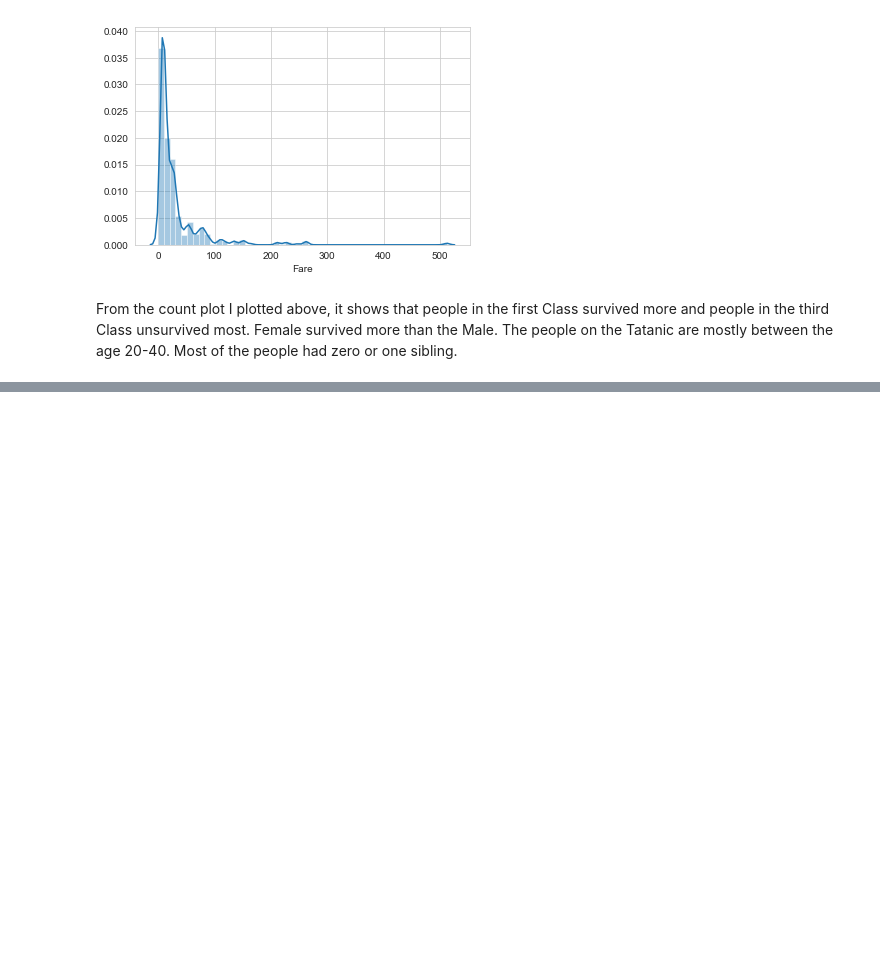
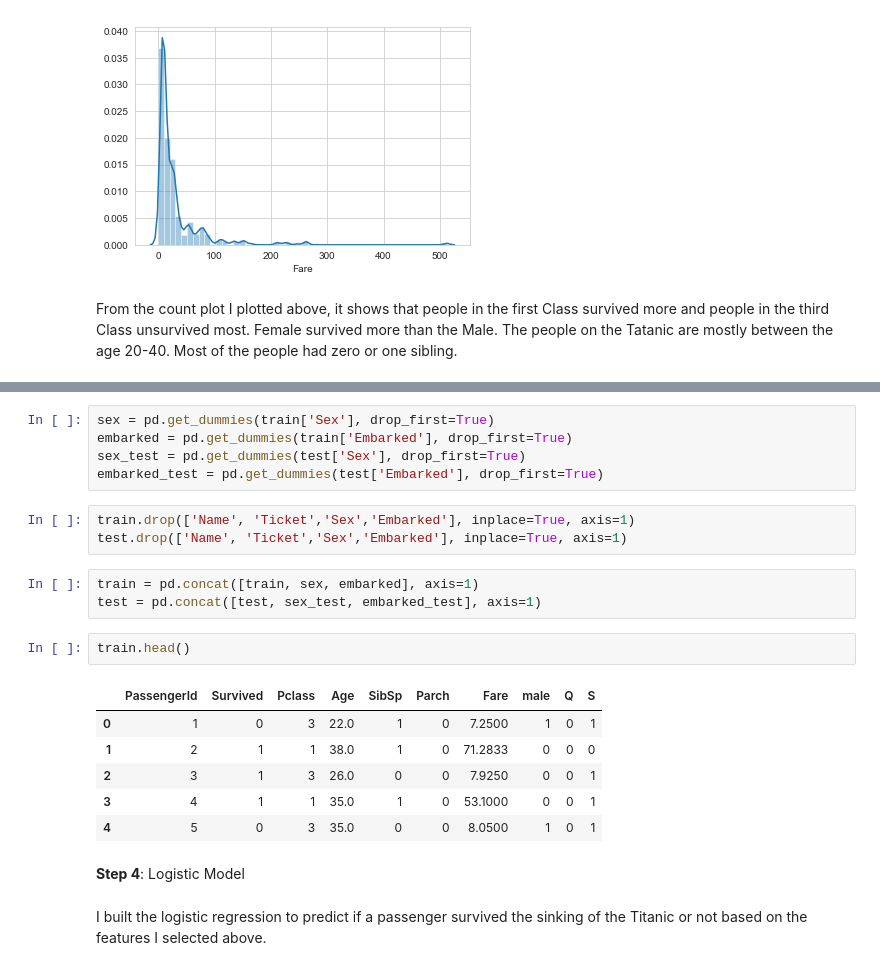
Before and after one commit to JingyiZ9/Kaggle-Competition, a Jupyter notebook: Titanic/Titanic Data Anlysis.ipynb, the cells around one changed output, grey strips where cells are left out. Saved outputs shown, nothing was run; the diff lists cells and outputs as text; blank space fills up the shorter version.

```diff
--- a/Titanic/Titanic Data Anlysis.ipynb
+++ b/Titanic/Titanic Data Anlysis.ipynb
@@ -84,0 +128,24 @@ I planed to replace the missing age with the average age of each Pclass. Below i
+# %%
+sex = pd.get_dummies(train['Sex'], drop_first=True)
+embarked = pd.get_dummies(train['Embarked'], drop_first=True)
+sex_test = pd.get_dummies(test['Sex'], drop_first=True)
+embarked_test = pd.get_dummies(test['Embarked'], drop_first=True)
+# %%
+train.drop(['Name', 'Ticket','Sex','Embarked'], inplace=True, axis=1)
+test.drop(['Name', 'Ticket','Sex','Embarked'], inplace=True, axis=1)
+# %%
+train = pd.concat([train, sex, embarked], axis=1)
+test = pd.concat([test, sex_test, embarked_test], axis=1)
+# %%
+train.head()
+# %% [output]
+|  | PassengerId | Survived | Pclass | Age | SibSp | Parch | Fare | male | Q | S |
+| 0 | 1 | 0 | 3 | 22.0 | 1 | 0 | 7.2500 | 1 | 0 | 1 |
+| 1 | 2 | 1 | 1 | 38.0 | 1 | 0 | 71.2833 | 0 | 0 | 0 |
+| 2 | 3 | 1 | 3 | 26.0 | 0 | 0 | 7.9250 | 0 | 0 | 1 |
+| 3 | 4 | 1 | 1 | 35.0 | 1 | 0 | 53.1000 | 0 | 0 | 1 |
+| 4 | 5 | 0 | 3 | 35.0 | 0 | 0 | 8.0500 | 1 | 0 | 1 |
+# %% [markdown]
+**Step 4**: Logistic Model
+# %% [markdown]
+I built the logistic regression to predict if a passenger survived the sinking of the Titanic or not based on the features I selected above.
```
Also changed, not shown: parts of 24 cells of this notebook, 3 other files.
